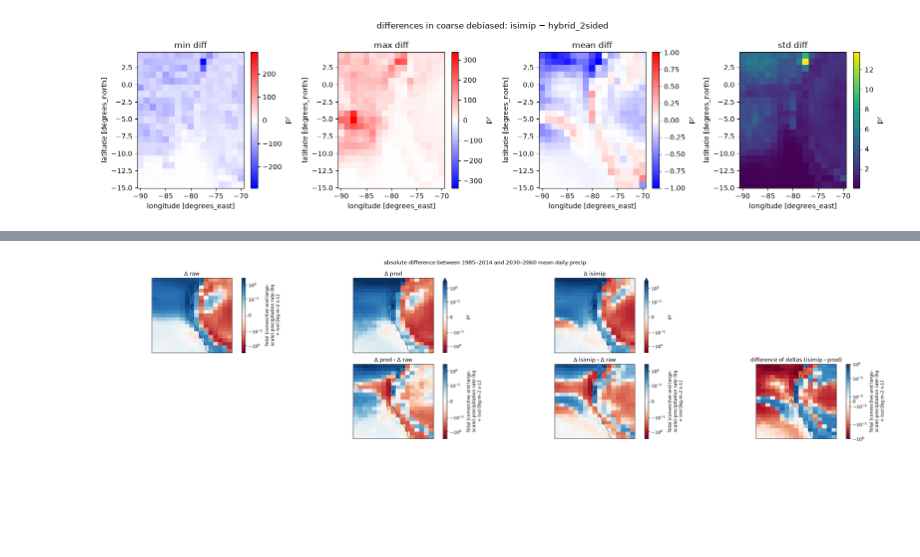
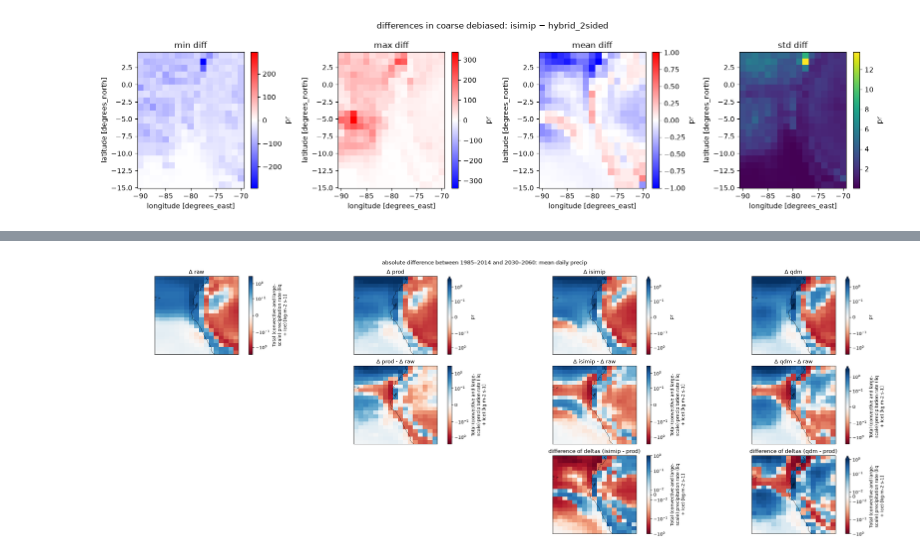
Before and after one commit to carbonplan/sai-downscaling, a Jupyter notebook: docs/how-to/pipeline-stage-debugger.ipynb, the cells around one changed output, grey strips where cells are left out. Saved outputs shown, nothing was run; the diff lists cells and outputs as text; code cells hidden in the pictures; blank space fills up the shorter version.

Commit message:
adding comparisons across qdm/isimip

```diff
--- a/docs/how-to/pipeline-stage-debugger.ipynb
+++ b/docs/how-to/pipeline-stage-debugger.ipynb
@@ -683,15 +707,19 @@ plt.show()
 # _apply_bias_correction always collapses nonparametric_hybrid* to plain nonparametric
 # (modeled historical never falls outside its own range), so it's approach-invariant.
 assert ds_dict['prod']["time"].max().values >= np.datetime64(f"{FUTURE_PERIOD.stop}-12-31"), (
-    f"scenario data only runs through {nonparametric['time'].max().values} — extend "
+    f"scenario data only runs through {ds_dict['prod']['time'].max().values} — extend "
     "predict_period_end past 2099 in the config cell, rerun Stage 3, and re-save/re-load "
     "ds_dict before this cell has data for 2070-2099."
 )
 
 prod = ds_dict['prod'] * 86400
-alternate = ds_dict[debiasing_approach].pr * 86400
+alternate = ds_dict[debiasing_approach].pr * 86400  # kept for the single-approach point-comparison cells below
+approach_das = {approach: ds_dict[approach].pr * 86400 for approach in COMPARISON_APPROACHES}
 raw = xr.concat([model_hist, model_scenario], dim='time') * 86400
 # %%
+DRY_DAY_THRESHOLD_MM = 1.0  # WMO definition: a day with < 1mm precip counts as "dry"
+
+
 def cc_delta(da, metric='mean'):
     """(future - historical) delta, plus the historical stat it was built from.
 
@@ -709,6 +737,13 @@ def cc_delta(da, metric='mean'):
     elif metric == '99p':
         hist_stat = da.sel(time=historical_period).quantile(0.99, dim="time")
         fut_stat = da.sel(time=future_period).quantile(0.99, dim="time")
+    elif metric == '0.999p':
+        hist_stat = da.sel(time=historical_period).quantile(0.999, dim="time")
+        fut_stat = da.sel(time=future_period).quantile(0.999, dim="time")
+    elif metric == 'dry_days':
+        # % of days below DRY_DAY_THRESHOLD_MM in each period.
+        hist_stat = (da.sel(time=historical_period) < DRY_DAY_THRESHOLD_MM).mean("time") * 100
+        fut_stat = (da.sel(time=future_period) < DRY_DAY_THRESHOLD_MM).mean("time") * 100
     return (fut_stat - hist_stat).compute(), hist_stat.compute()
 
 
@@ -787,11 +832,22 @@ from matplotlib.colors import SymLogNorm
 _proj_kw = dict(projection=ccrs.PlateCarree()) if _HAS_CARTOPY else {}
 _transform_kw = dict(transform=ccrs.PlateCarree()) if _HAS_CARTOPY else {}
 
-# The two middle panels on row 2 are directly compared against each other
-# (how much each method's climate-change delta differs from the raw GCM's),
-# so they need one shared colorbar per figure — otherwise a difference in
-# scale alone could be mistaken for a difference in magnitude.
-_RESIDUAL_TITLES = ("Δ prod - Δ raw", f"Δ {debiasing_approach} - Δ raw")
+_N_COLS = 2 + len(COMPARISON_APPROACHES)  # raw, prod, + one column per approach
+_N_ROWS = 3  # row 0: Δ; row 1: Δ − Δ raw; row 2: difference of deltas vs prod
+
+_METRIC_LABELS = {
+    "mean": "mean daily precip",
+    "99p": "99th-percentile daily precip",
+    "dry_days": f"% of days < {DRY_DAY_THRESHOLD_MM:g}mm (dry days)",
+}
+
+# Row-1 panels (each approach's climate-change delta residual against the raw
+# GCM) are directly compared against each other, so they share one colorbar
+# per figure — otherwise a difference in scale alone could be mistaken for a
+# difference in magnitude. The row-2 "difference of deltas" panels are
+# likewise directly comparable to each other and share their own colorbar.
+_RESIDUAL_TITLES = ("Δ prod - Δ raw",) + tuple(f"Δ {approach} - Δ raw" for approach in COMPARISON_APPROACHES)
+_DIFF_OF_DELTAS_TITLES = tuple(f"difference of deltas ({approach} - prod)" for approach in COMPARISON_APPROACHES)
 
 
 def _shared_robust_center0_limits(*das):
@@ -807,54 +863,57 @@ def _shared_robust_center0_limits(*das):
     return -vlim, vlim
 
 
-for metric in ['mean', '99p']:
+def _shared_lims(method, metric, titles):
+    """var_lims_dict values where present; a pooled robust range for the rest."""
+    lims = {t: var_lims_dict[method][metric][t] for t in titles if t in var_lims_dict[method][metric]}
+    if len(lims) < len(titles):
+        shared_vmin, shared_vmax = _shared_robust_center0_limits(
+            *(plot_dict[method][metric][t][0] for t in titles)
+        )
+        for t in titles:
+            lims.setdefault(t, (shared_vmin, shared_vmax))
+    return lims
+
+
+for metric in ['mean', '99p', 'dry_days']:
     for method in ['absolute', 'relative']:
-        fig, axes = plt.subplots(2, 4, figsize=(26,6), subplot_kw=_proj_kw)
+        fig, axes = plt.subplots(_N_ROWS, _N_COLS, figsize=(6.5 * _N_COLS, 9), subplot_kw=_proj_kw)
 
-        # Shared limits for the two residual panels, recomputed per (metric,
-        # method) so the range still varies figure to figure — just not
-        # between the two panels within one figure. Uses var_lims_dict's
-        # values when set (both residual titles already agree there for
-        # 'absolute'); otherwise falls back to a pooled robust range instead
-        # of each panel picking its own independently.
-        residual_lims = {
-            t: var_lims_dict[method][metric][t]
-            for t in _RESIDUAL_TITLES
-            if t in var_lims_dict[method][metric]
+        # Shared limits recomputed per (metric, method) so the range still
+        # varies figure to figure — just not between panels within one figure.
+        shared_lims = {
+            **_shared_lims(method, metric, _RESIDUAL_TITLES),
+            **_shared_lims(method, metric, _DIFF_OF_DELTAS_TITLES),
         }
-        if len(residual_lims) < len(_RESIDUAL_TITLES):
-            shared_vmin, shared_vmax = _shared_robust_center0_limits(
-                *(plot_dict[method][metric][t][0] for t in _RESIDUAL_TITLES)
-            )
-            for t in _RESIDUAL_TITLES:
-                residual_lims.setdefault(t, (shared_vmin, shared_vmax))
 
         for title, [da, (i, j)] in plot_dict[method][metric].items():
-            lims = residual_lims[title] if title in _RESIDUAL_TITLES else var_lims_dict[method][metric].get(title)
+            lims = shared_lims[title] if title in shared_lims else var_lims_dict[method][metric].get(title)
             if lims is not None:
                 vmin, vmax = lims
                 if method == 'absolute':
                     # SymLogNorm: log-scaled beyond ±linthresh, linear within it —
                     # diverging deltas straddle zero, so a plain LogNorm can't be
                     # used, and a linear vmin/vmax washes near-zero values out.
                     norm = SymLogNorm(linthresh=vmax / 30, vmin=vmin, vmax=vmax)
                     da.plot(ax=axes[i, j], norm=norm, cmap='RdBu', **_transform_kw)
                 else:
                     da.plot(ax=axes[i, j], vmin=vmin, vmax=vmax, cmap='RdBu', **_transform_kw)
             else:
                 # remaining "relative" panels aren't in var_lims_dict (their
                 # magnitude is much smaller than the raw delta panels) — let
                 # robust=True pick a scale instead of washing them out.
                 da.plot(ax=axes[i, j], robust=True, cmap='RdBu', center=0, **_transform_kw)
             if _HAS_CARTOPY:
                 axes[i, j].add_feature(cfeature.COASTLINE, linewidth=0.5)
             axes[i, j].set_title(title)
             axes[i, j].set_xlabel(None)
             axes[i, j].set_ylabel(None)
+        # No "raw − raw" residual and no "prod − prod" difference of deltas.
         axes[1, 0].set_axis_off()
-        axes[0, 3].set_axis_off()
-        fig.suptitle(f"{method} difference between {HISTORICAL_PERIOD.start}–{HISTORICAL_PERIOD.stop} and {FUTURE_PERIOD.start}–{FUTURE_PERIOD.stop} {metric} daily precip")
+        axes[2, 0].set_axis_off()
+        axes[2, 1].set_axis_off()
+        fig.suptitle(f"{method} difference between {HISTORICAL_PERIOD.start}–{HISTORICAL_PERIOD.stop} and {FUTURE_PERIOD.start}–{FUTURE_PERIOD.stop}: {_METRIC_LABELS.get(metric, metric)}")
         plt.tight_layout()
         plt.show()
 # %% [output]
-[figure, old version]
+[figure, new version]
```
Also changed, not shown: parts of 19 cells of this notebook.
